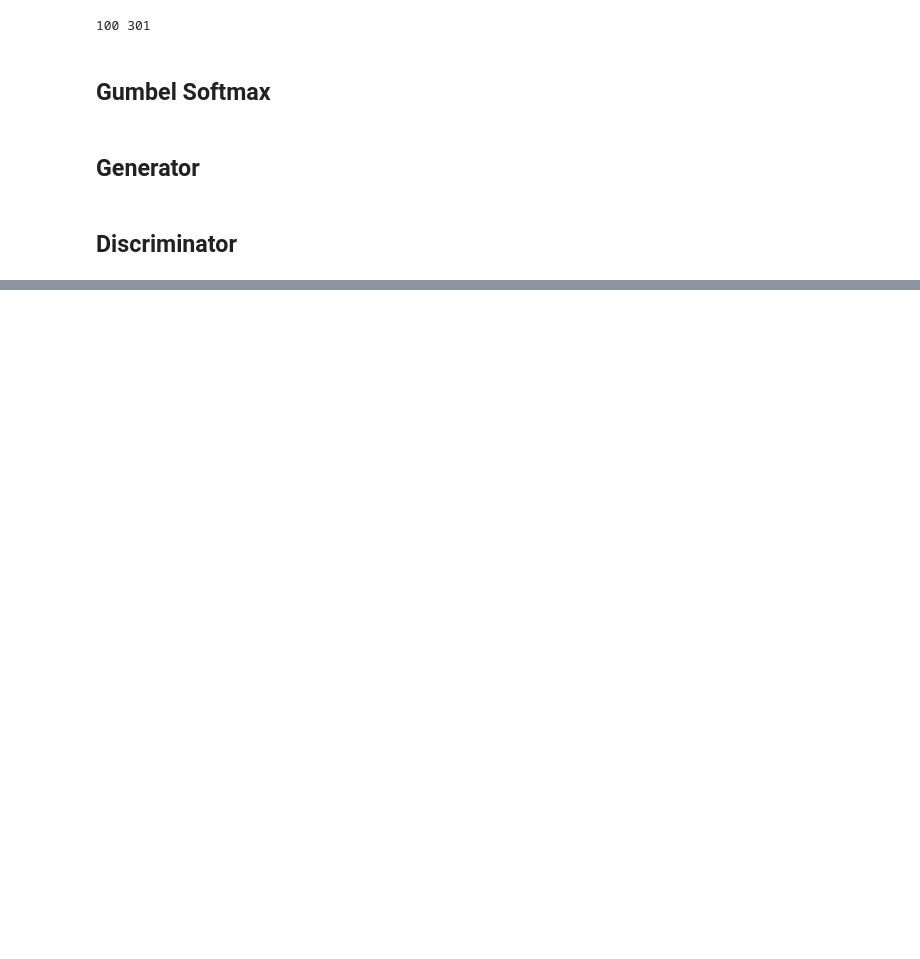
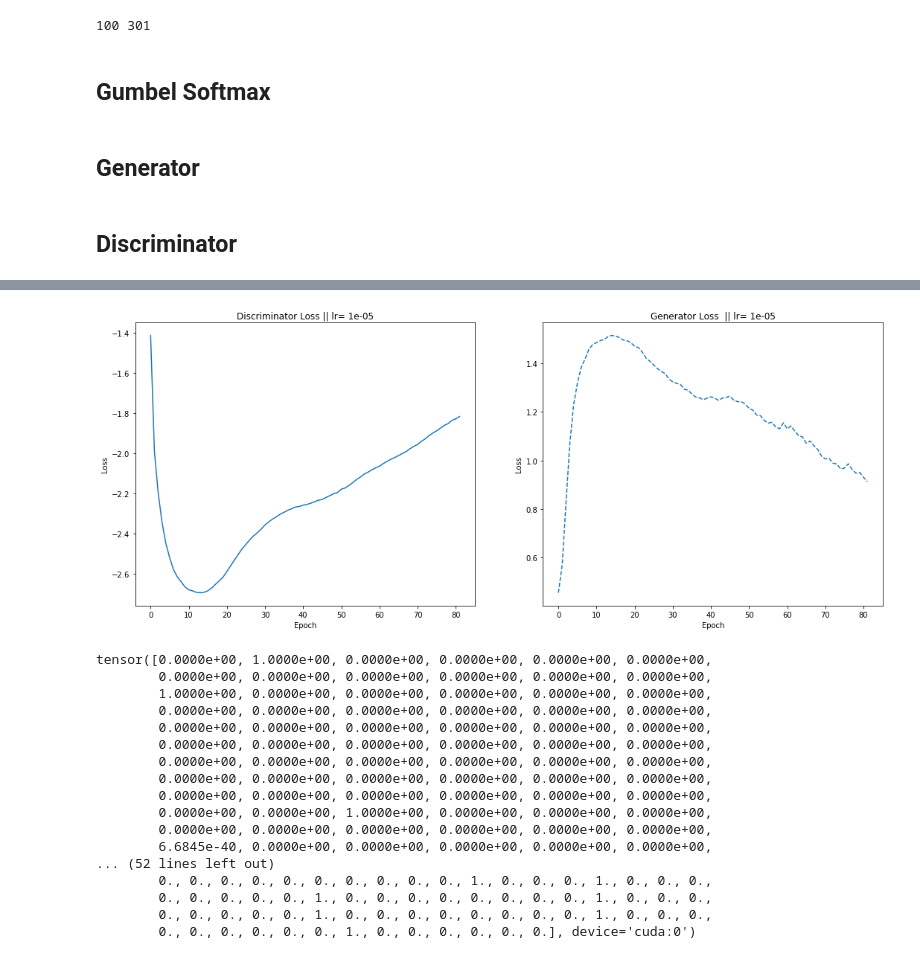
Before and after one commit to carlomarxdk/GAN-Population-Synthesis, a Jupyter notebook: Code/5_GPWGAN.ipynb, the cells around one changed output, grey strips where cells are left out. Cells and saved outputs as stored; diff of their text form; code cells hidden in the pictures; blank space fills up the shorter version.

```diff
--- a/Code/5_GPWGAN.ipynb
+++ b/Code/5_GPWGAN.ipynb
@@ -38,6 +32,7 @@ cat_total = sum(cat.values())
 cat_n = list(cat.values())
 INPUT_SIZE = 100
 TARGET_NUM = len(data.columns)
+GUMBEL_EPS = 1E-20
 print(INPUT_SIZE, TARGET_NUM)
 # %% [output]
 100 301
@@ -58,7 +53,7 @@ def softmax2onehot(x):
 # %% [markdown]
 ## Gumbel Softmax
 # %%
-def sample_gumbel(shape, eps=1e-20):
+def sample_gumbel(shape, eps=GUMBEL_EPS):
     unif = torch.rand(*shape).to(device)
     g = -torch.log(-torch.log(unif + eps))
     return g.to(device)
@@ -179,10 +174,11 @@ class TP_WGAN():
                  cat,
                  epochs = 5000,
                  batch_size=64,
-                 gen_learn_rate=1E-4, # 4
+                 gen_learn_rate=1E-5, # 4
                  disc_learn_rate=1E-5, # 5
                  gamma = 10,
-                 temperature = 1E-3):
+                 temperature = 1E-3,
+                 gen_hidden_size = 512):
         #Data
         self.cat = cat
         self.cat_n = list(cat.values())
@@ -190,7 +186,8 @@ class TP_WGAN():
         self.train_val_split(data, batch_size)
 
         #Networks
-        self.G = Generator(input_size=INPUT_SIZE, hidden_size=256,  temperature=temperature, cat=self.cat).to(device)
+        self.G = Generator(input_size=INPUT_SIZE, hidden_size=gen_hidden_size,
+                           temperature=temperature, cat=self.cat).to(device)
         self.D = Discriminator(input_size=TARGET_NUM).to(device)
 
 
@@ -199,6 +196,7 @@ class TP_WGAN():
         self.epochs = epochs
         self.batch_size = batch_size
         self.gen_learn_rate = gen_learn_rate
+        self.gen_hidden_size = gen_hidden_size
         self.disc_learn_rate = disc_learn_rate
         self.gamma = gamma
         self.temperature = temperature
@@ -264,6 +262,7 @@ class TP_WGAN():
     def fit(self, n_critic=1, n_gen=3, to_log=True):
         filename = 'Logs/wgangp-{date:%Y-%m-%d_%H:%M:%S}'.format( date=datetime.datetime.now() )
         filename = filename.replace(':', '')
+        self.log_setting(filename, n_critic, n_gen)
         self.discriminator_loss, self.generator_loss = [], []
         for epoch in range(self.epochs):
             gen_gradient = 0
@@ -392,8 +391,8 @@ class TP_WGAN():
             if to_log:
                 self.log(filename, epoch, np.mean(batch_d_loss), np.mean(batch_g_loss), np.mean(batch_rs),
                     np.mean(batch_fs),  np.mean(batch_gp))
-            #print(x_fake[0])
-            #print(x[0])
+            print(x_fake[0])
+            print(x[0])
 
     def synthesise(self, num=2):
         data_dummy = pd.DataFrame(columns=data.columns, dtype=np.int32)
@@ -410,7 +409,21 @@ class TP_WGAN():
             writer.writerow(fields)
         if epoch % 50 == 0:
             torch.save(self.G, name)
+    def log_setting(self, name, n_critic, n_gen):
+        with open(r''+name+ '.txt', 'w') as f:
+            f.write('BATCH NUM:  %s \n' %self.batch_size)
+            f.write('Latent Space %s \n' %INPUT_SIZE)
+            f.write('Target Num %s \n'%TARGET_NUM)
+            f.write('D_LR %s \n' %self.disc_learn_rate)
+            f.write('G_LR %s \n'%self.gen_learn_rate)
+            f.write('GP Gamma %s \n' %self.gamma)
+            f.write( 'Softmax T %s \n' %self.temperature)
+            f.write( 'G_hidden_size %s \n' %self.gen_hidden_size,)
+            f.write( 'G NUM %s \n' %n_gen)
+            f.write( 'C/D NUM %s \n' %n_critic)
+            f.close()
 # %%
 gan = TP_WGAN(data = data, cat = cat)
 # %%
-gan.fit(n_critic=3, n_gen=1) ##add num of critics
+gan.fit(n_critic=5, n_gen=1) ##add num of critics
+# %% [output]
@@ -417,3 +432,21 @@ gan.fit(n_critic=3, n_gen=1) ##add num of critics
+[figure, added]
+tensor([0.0000e+00, 1.0000e+00, 0.0000e+00, 0.0000e+00, 0.0000e+00, 0.0000e+00,
+        0.0000e+00, 0.0000e+00, 0.0000e+00, 0.0000e+00, 0.0000e+00, 0.0000e+00,
+        1.0000e+00, 0.0000e+00, 0.0000e+00, 0.0000e+00, 0.0000e+00, 0.0000e+00,
+        0.0000e+00, 0.0000e+00, 0.0000e+00, 0.0000e+00, 0.0000e+00, 0.0000e+00,
+        0.0000e+00, 0.0000e+00, 0.0000e+00, 0.0000e+00, 0.0000e+00, 0.0000e+00,
+        0.0000e+00, 0.0000e+00, 0.0000e+00, 0.0000e+00, 0.0000e+00, 0.0000e+00,
+        0.0000e+00, 0.0000e+00, 0.0000e+00, 0.0000e+00, 0.0000e+00, 0.0000e+00,
+        0.0000e+00, 0.0000e+00, 0.0000e+00, 0.0000e+00, 0.0000e+00, 0.0000e+00,
+        0.0000e+00, 0.0000e+00, 0.0000e+00, 0.0000e+00, 0.0000e+00, 0.0000e+00,
+        0.0000e+00, 0.0000e+00, 1.0000e+00, 0.0000e+00, 0.0000e+00, 0.0000e+00,
+        0.0000e+00, 0.0000e+00, 0.0000e+00, 0.0000e+00, 0.0000e+00, 0.0000e+00,
+        6.6845e-40, 0.0000e+00, 0.0000e+00, 0.0000e+00, 0.0000e+00, 0.0000e+00,
+... (52 lines left out)
+        0., 0., 0., 0., 0., 0., 0., 0., 0., 0., 1., 0., 0., 0., 1., 0., 0., 0.,
+        0., 0., 0., 0., 0., 1., 0., 0., 0., 0., 0., 0., 0., 0., 1., 0., 0., 0.,
+        0., 0., 0., 0., 0., 1., 0., 0., 0., 0., 0., 0., 0., 0., 1., 0., 0., 0.,
+        0., 0., 0., 0., 0., 0., 1., 0., 0., 0., 0., 0., 0.], device='cuda:0')
 # %%
 ## batch size change (was the most influential part) + lr increase for generator ## remove category with too much labels
 ### 4 6 - got a bit down after epoch 7000
```
Also changed, not shown: parts of 2 cells of this notebook, 1 other file.
